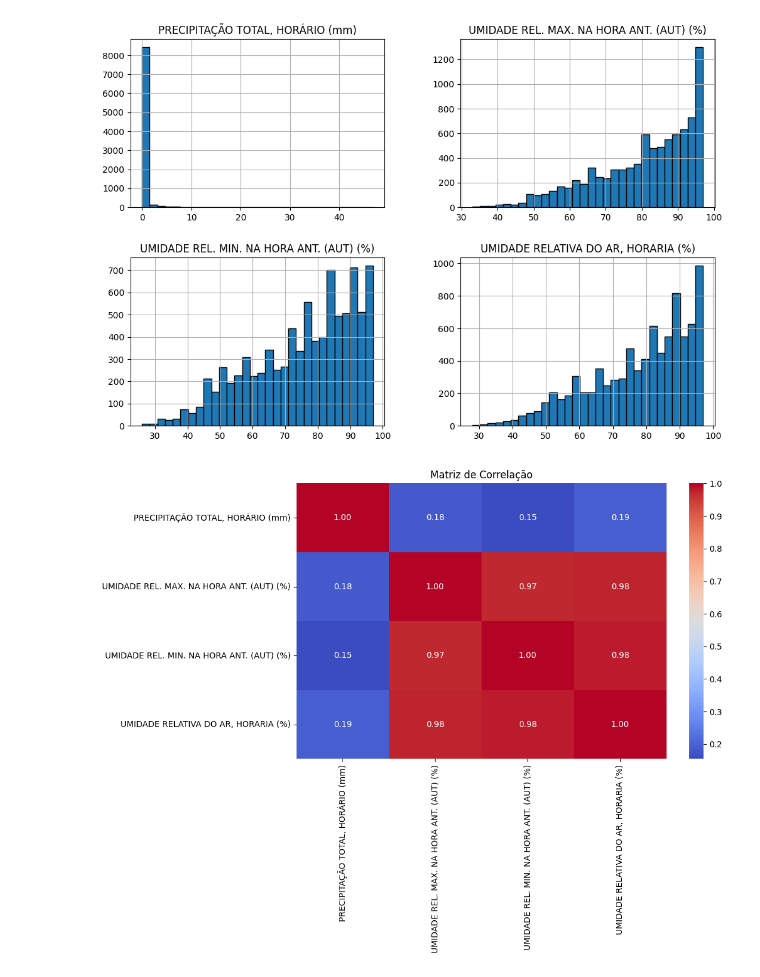
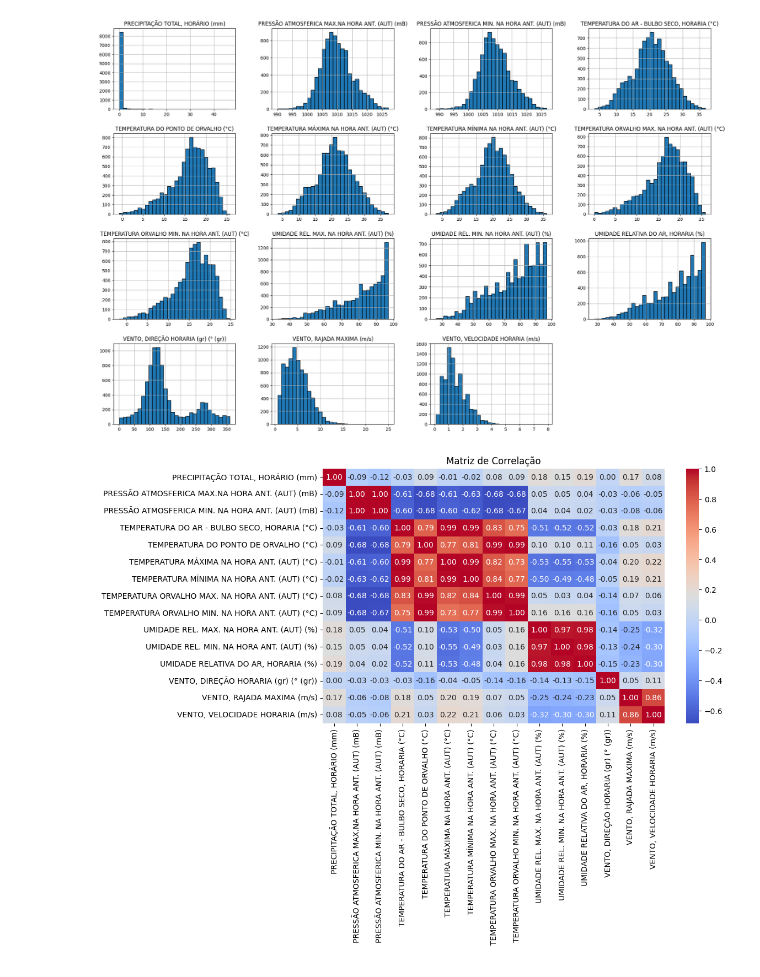
Before and after one commit to sanchesprogramer/Inteligencia-Artificial, a Jupyter notebook: Projeto/Análise exploratória.ipynb, the cells around one changed output. Cells and saved outputs as stored; diff of their text form; code cells hidden in the pictures.

```diff
--- a/Projeto/Análise exploratória.ipynb
+++ b/Projeto/Análise exploratória.ipynb
@@ -11,7 +16,9 @@ from matplotlib import pyplot as plt
 # %%
 dataset = pd.read_csv("https://raw.githubusercontent.com/sanchesprogramer/Inteligencia-Artificial/refs/heads/main/Projeto/Base.csv", sep = ";")
 # %%
-dataset['PRECIPITAÇÃO TOTAL, HORÁRIO (mm)'] = dataset['PRECIPITAÇÃO TOTAL, HORÁRIO (mm)'].str.replace(",", ".", regex=True).astype(float)
+dataset = dataset.drop(columns=['RADIACAO GLOBAL (Kj/m²)'])
+colunas_numericas = dataset.columns.difference(["Data", "Hora UTC"])
+dataset[colunas_numericas] = dataset[colunas_numericas].astype(str).replace(",", ".", regex=True).astype(float)
 for col in dataset.columns:
     if dataset[col].dtype == 'object':
         try:
@@ -70 +92,5 @@ dataset.isnull().sum()
 dtype: int64
+# %%
+dataset['Data'] = pd.to_datetime(dataset['Data'], format='%d/%m/%Y')
+dataset_filtrado = dataset[(dataset['Data'] >= "2024-04-01") & (dataset['Data'] <= "2024-05-31")]
+dataset_filtrado.info()
@@ -71,8 +115,8 @@ dtype: int64
 # %%
-dataset.select_dtypes(include=['number']).hist(figsize=(12, 8), bins=30, edgecolor='black')
+dataset.select_dtypes(include=['number']).hist(figsize=(24, 16), bins=30, edgecolor='black')
 plt.show()
 # %% [output]
-[figure, old version]
+[figure, new version]
 # %%
 df_numerico = dataset.select_dtypes(include=['number'])
 
@@ -81,4 +125,4 @@ sns.heatmap(df_numerico.corr(), annot=True, cmap="coolwarm", fmt=".2f")
 plt.title("Matriz de Correlação")
 plt.show()
 # %% [output]
-[figure, old version]
+[figure, new version]
```
Also changed, not shown: parts of 8 cells of this notebook.
